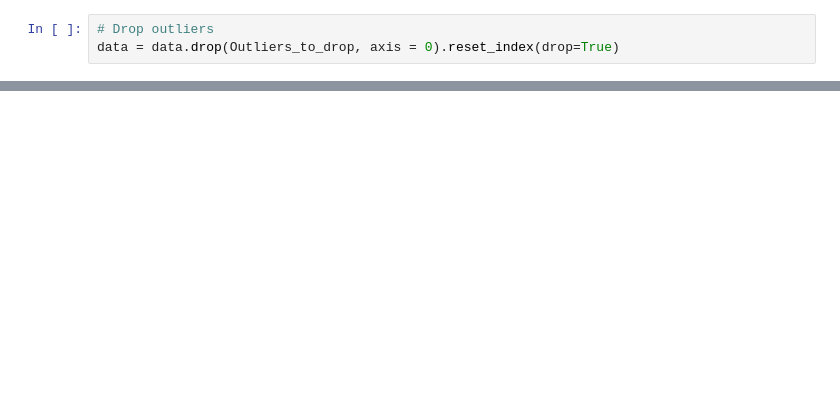
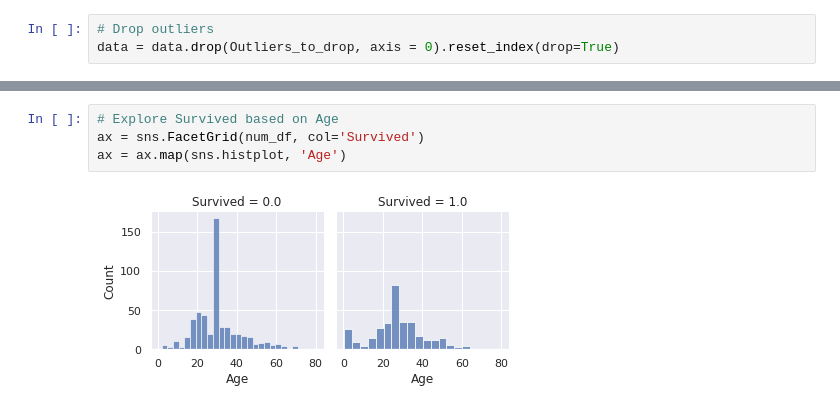
Before and after one commit to mebi-ali/Titanic_Survival_Predication, a Jupyter notebook: Titanic-Survival-Predication.ipynb, the cells around one changed output, grey strips where cells are left out. Cells and saved outputs as stored; diff of their text form; blank space fills up the shorter version.

```diff
--- a/Titanic-Survival-Predication.ipynb
+++ b/Titanic-Survival-Predication.ipynb
@@ -374,0 +434,6 @@ data.head()
+# %%
+# Explore Survived based on Age
+ax = sns.FacetGrid(num_df, col='Survived')
+ax = ax.map(sns.histplot, 'Age')
+# %% [output]
+[figure, added]
```
Also changed, not shown: parts of 24 cells of this notebook.
